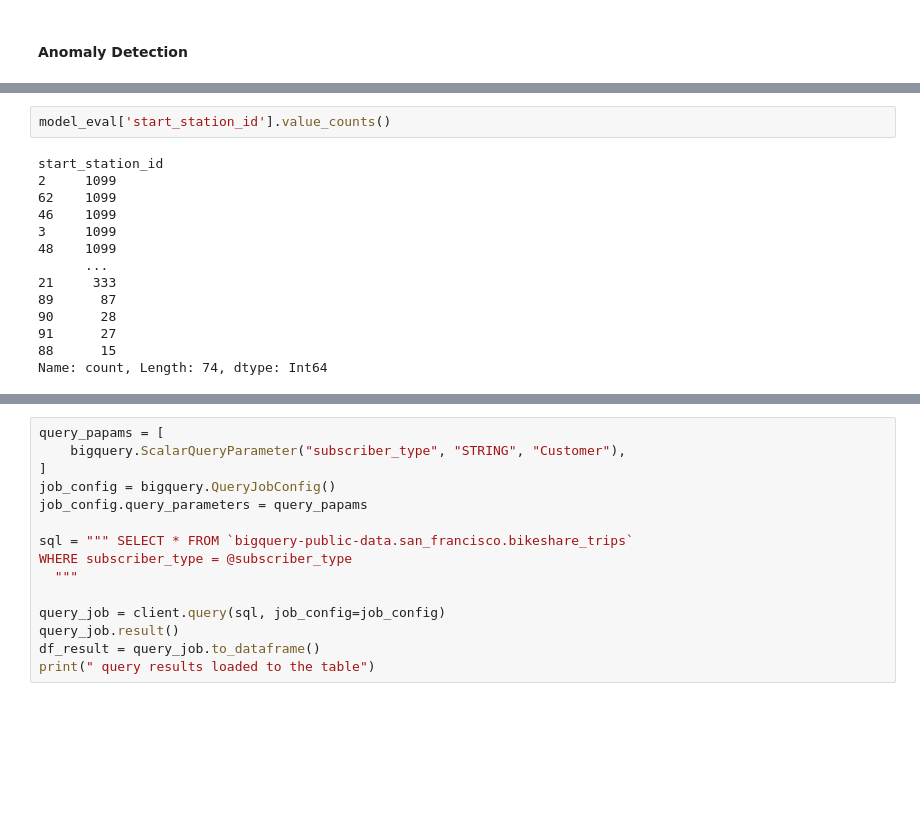
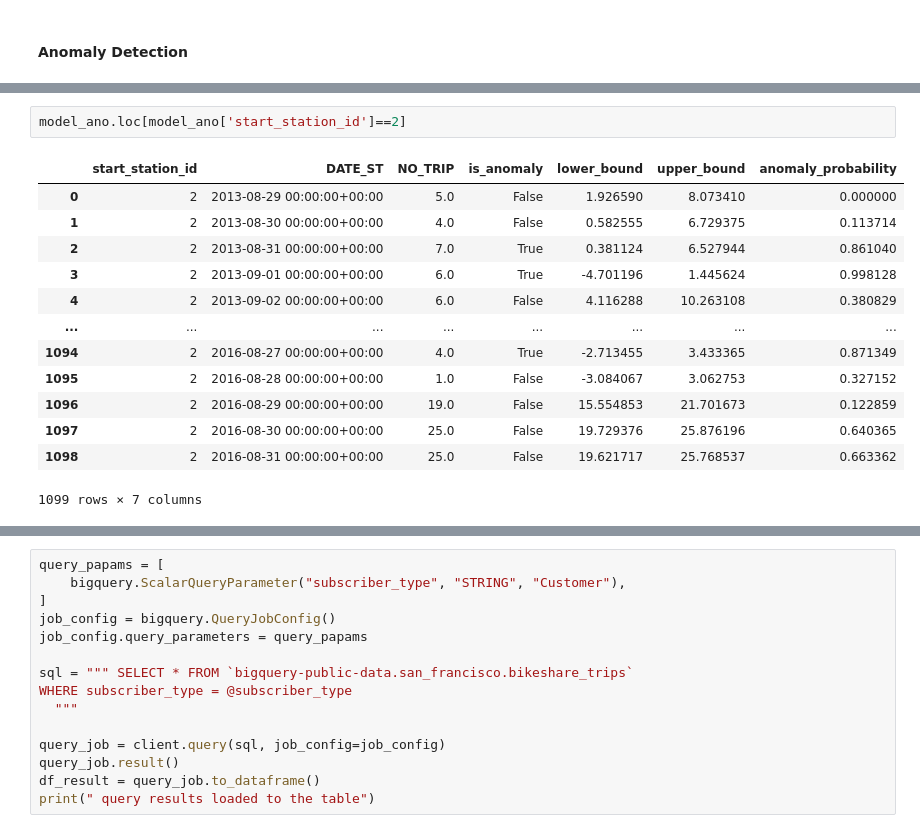
Before and after one commit to maheshpeiris0/ARIMA_ML_Models, a Jupyter notebook: BigQuery_ML/BigQuery_ARIMA.ipynb, the cells around one changed output, grey strips where cells are left out. Drawn from its saved outputs; the diff is of its cells as text; blank space fills up the shorter version.

```diff
--- a/BigQuery_ML/BigQuery_ARIMA.ipynb
+++ b/BigQuery_ML/BigQuery_ARIMA.ipynb
@@ -188,18 +205,18 @@ model_eval.shape
 # %% [output]
 (73059, 7)
-# %%
-model_eval['start_station_id'].value_counts()
-# %% [output]
-start_station_id
-2     1099
-62    1099
-46    1099
-3     1099
-48    1099
-      ...
-21     333
-89      87
-90      28
-91      27
-88      15
-Name: count, Length: 74, dtype: Int64
+# %%
+model_ano.loc[model_ano['start_station_id']==2]
+# %% [output]
+|  | start_station_id | DATE_ST | NO_TRIP | is_anomaly | lower_bound | upper_bound | anomaly_probability |
+| 0 | 2 | 2013-08-29 00:00:00+00:00 | 5.0 | False | 1.926590 | 8.073410 | 0.000000 |
+| 1 | 2 | 2013-08-30 00:00:00+00:00 | 4.0 | False | 0.582555 | 6.729375 | 0.113714 |
+| 2 | 2 | 2013-08-31 00:00:00+00:00 | 7.0 | True | 0.381124 | 6.527944 | 0.861040 |
+| 3 | 2 | 2013-09-01 00:00:00+00:00 | 6.0 | True | -4.701196 | 1.445624 | 0.998128 |
+| 4 | 2 | 2013-09-02 00:00:00+00:00 | 6.0 | False | 4.116288 | 10.263108 | 0.380829 |
+| ... | ... | ... | ... | ... | ... | ... | ... |
+| 1094 | 2 | 2016-08-27 00:00:00+00:00 | 4.0 | True | -2.713455 | 3.433365 | 0.871349 |
+| 1095 | 2 | 2016-08-28 00:00:00+00:00 | 1.0 | False | -3.084067 | 3.062753 | 0.327152 |
+| 1096 | 2 | 2016-08-29 00:00:00+00:00 | 19.0 | False | 15.554853 | 21.701673 | 0.122859 |
+| 1097 | 2 | 2016-08-30 00:00:00+00:00 | 25.0 | False | 19.729376 | 25.876196 | 0.640365 |
+| 1098 | 2 | 2016-08-31 00:00:00+00:00 | 25.0 | False | 19.621717 | 25.768537 | 0.663362 |
+1099 rows × 7 columns
```
Also changed, not shown: parts of 12 cells of this notebook.
